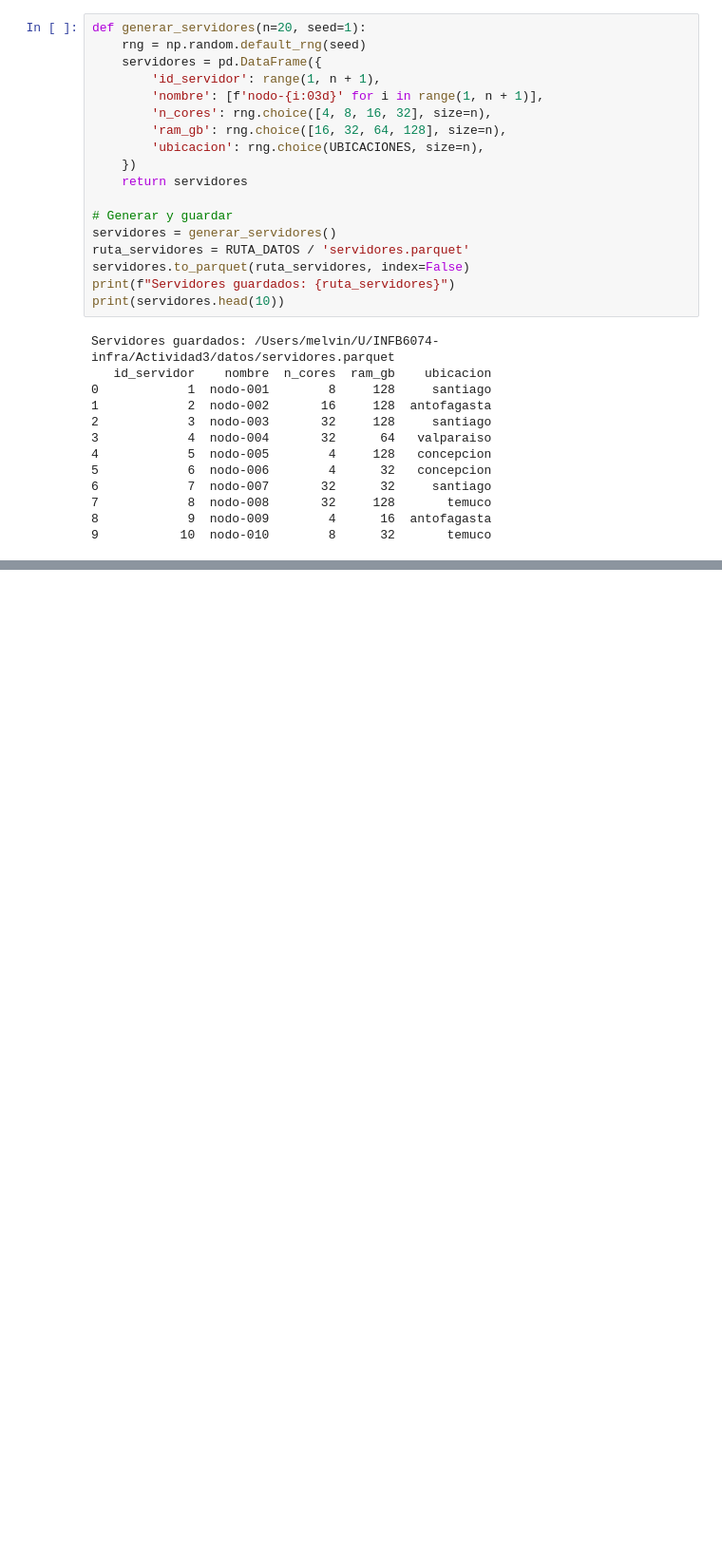
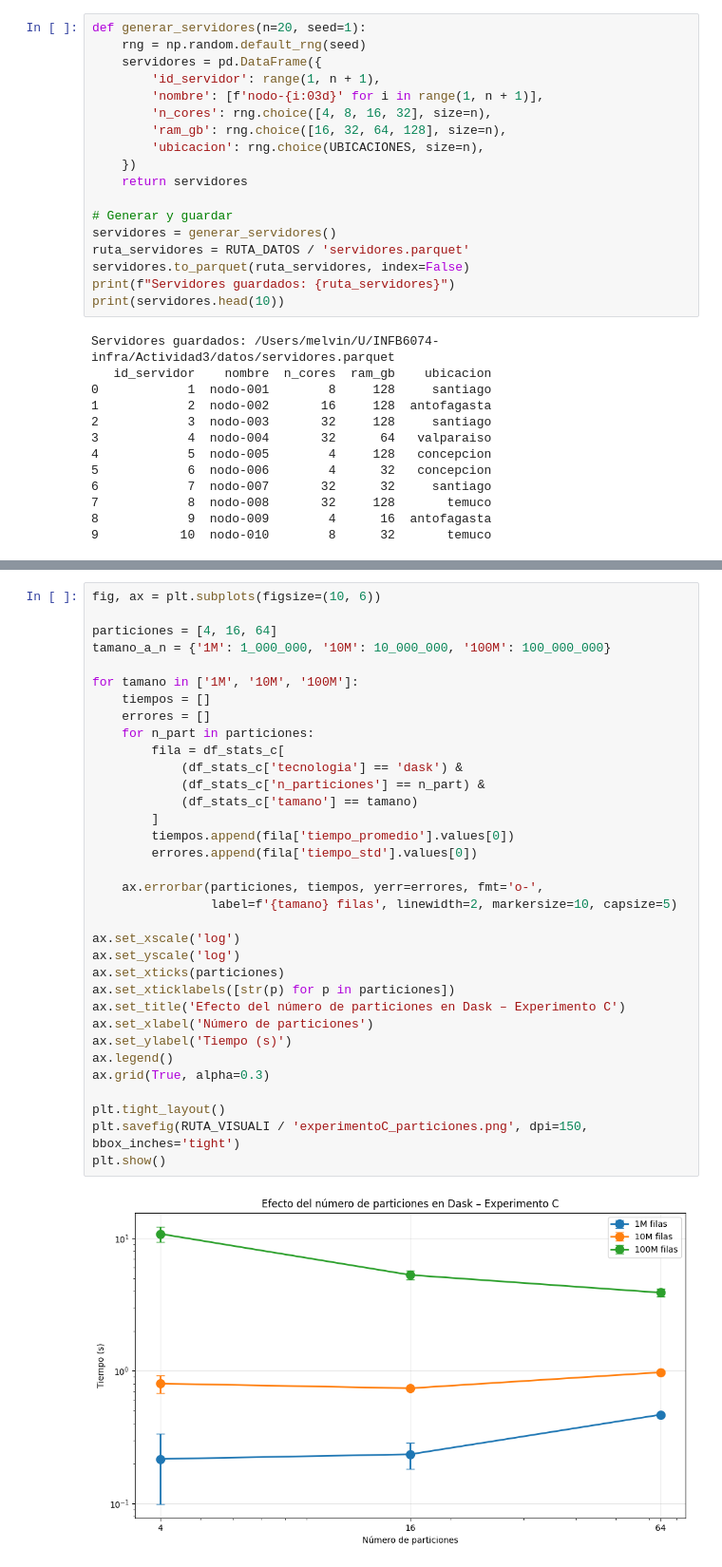
Before and after one commit to Cristian-Vergara/INFB6074-infra, a Jupyter notebook: Actividad3/experimentos/experimento_C.ipynb, the cells around one changed output, grey strips where cells are left out. Shown at 95% size. Drawn from its saved outputs; the diff is of its cells as text; blank space fills up the shorter version.

```diff
--- a/Actividad3/experimentos/experimento_C.ipynb
+++ b/Actividad3/experimentos/experimento_C.ipynb
@@ -216,0 +546,36 @@ Filas resultado: 35
+# %%
+fig, ax = plt.subplots(figsize=(10, 6))
+
+particiones = [4, 16, 64]
+tamano_a_n = {'1M': 1_000_000, '10M': 10_000_000, '100M': 100_000_000}
+
+for tamano in ['1M', '10M', '100M']:
+    tiempos = []
+    errores = []
+    for n_part in particiones:
+        fila = df_stats_c[
+            (df_stats_c['tecnologia'] == 'dask') &
+            (df_stats_c['n_particiones'] == n_part) &
+            (df_stats_c['tamano'] == tamano)
+        ]
+        tiempos.append(fila['tiempo_promedio'].values[0])
+        errores.append(fila['tiempo_std'].values[0])
+
+    ax.errorbar(particiones, tiempos, yerr=errores, fmt='o-',
+                label=f'{tamano} filas', linewidth=2, markersize=10, capsize=5)
+
+ax.set_xscale('log')
+ax.set_yscale('log')
+ax.set_xticks(particiones)
+ax.set_xticklabels([str(p) for p in particiones])
+ax.set_title('Efecto del número de particiones en Dask – Experimento C')
+ax.set_xlabel('Número de particiones')
+ax.set_ylabel('Tiempo (s)')
+ax.legend()
+ax.grid(True, alpha=0.3)
+
+plt.tight_layout()
+plt.savefig(RUTA_VISUALI / 'experimentoC_particiones.png', dpi=150, bbox_inches='tight')
+plt.show()
+# %% [output]
+[figure, added]
```
Also changed, not shown: parts of 27 cells of this notebook, 7 other files.
